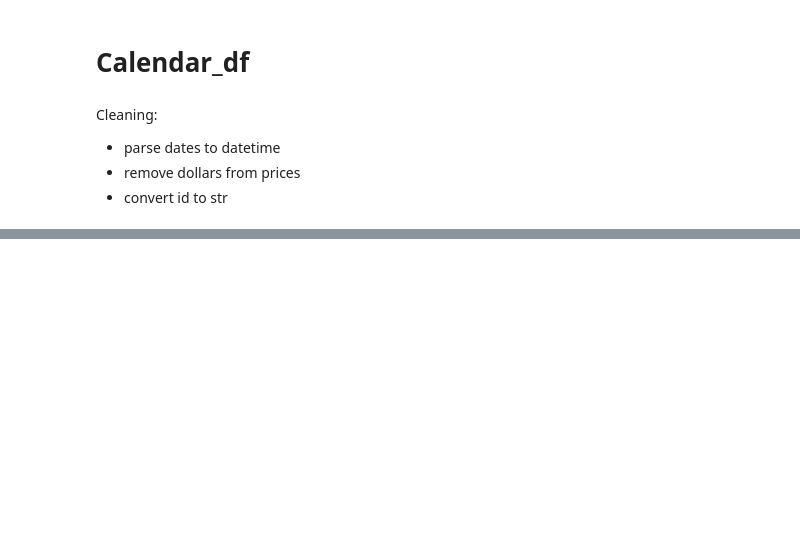
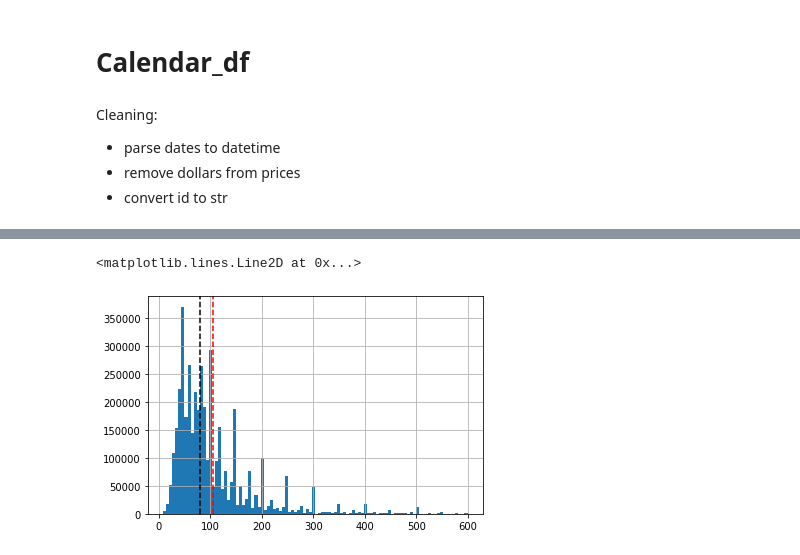
Before and after one commit to ashp93/Munich-Airbnb, a Jupyter notebook: Airbnb_munich_notebook-MAIN.ipynb, the cells around one changed output, grey strips where cells are left out. Saved outputs shown, nothing was run; the diff lists cells and outputs as text; code cells hidden in the pictures; blank space fills up the shorter version.

```diff
--- a/Airbnb_munich_notebook-MAIN.ipynb
+++ b/Airbnb_munich_notebook-MAIN.ipynb
@@ -327,0 +424,9 @@ calendar_df['available'] = calendar_df['available'].str.contains('t').astype('in
+# %%
+P = calendar_df.query("price < 600")['price']
+
+P.hist(bins=100)
+plt.axvline(x=P.median(), color='k', linestyle='--')
+plt.axvline(x=P.mean(), color='r', linestyle='--')
+# %% [output]
+<matplotlib.lines.Line2D at 0x...>
+[figure, added]
```
Also changed, not shown: parts of 28 cells of this notebook.
